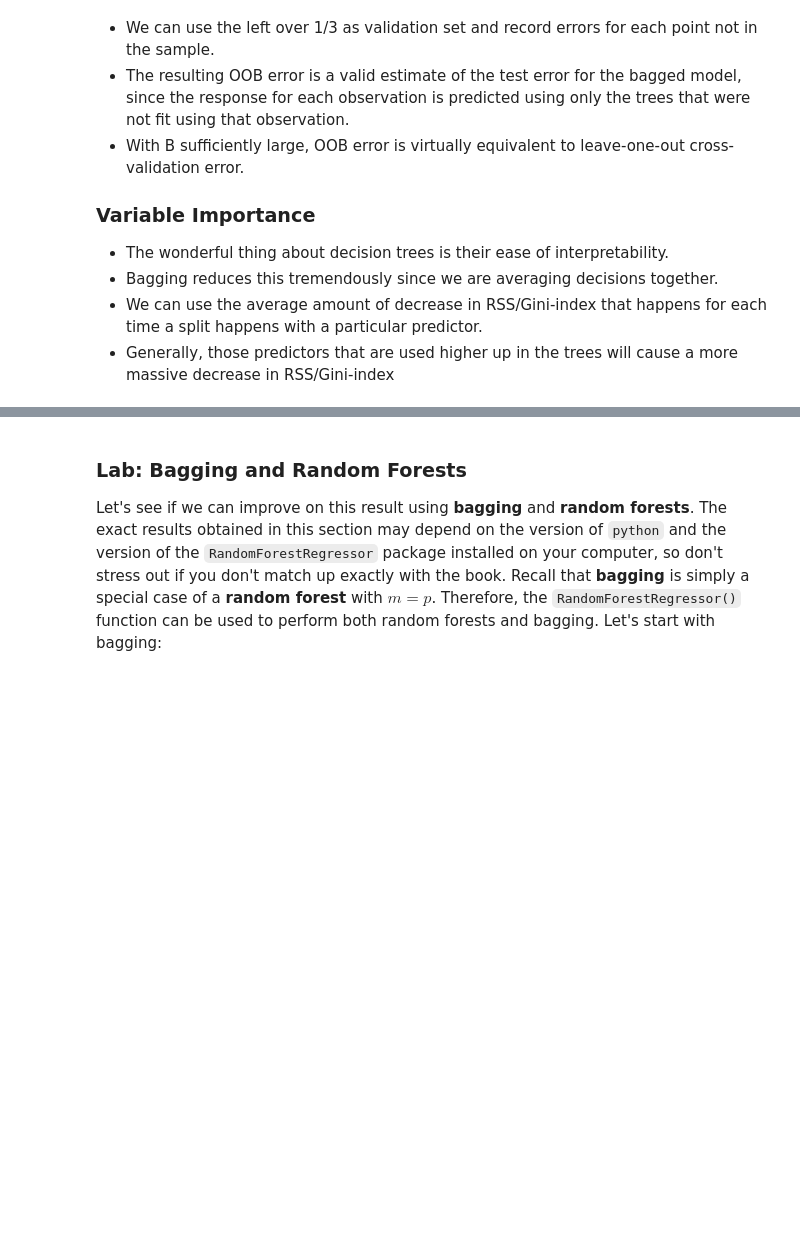
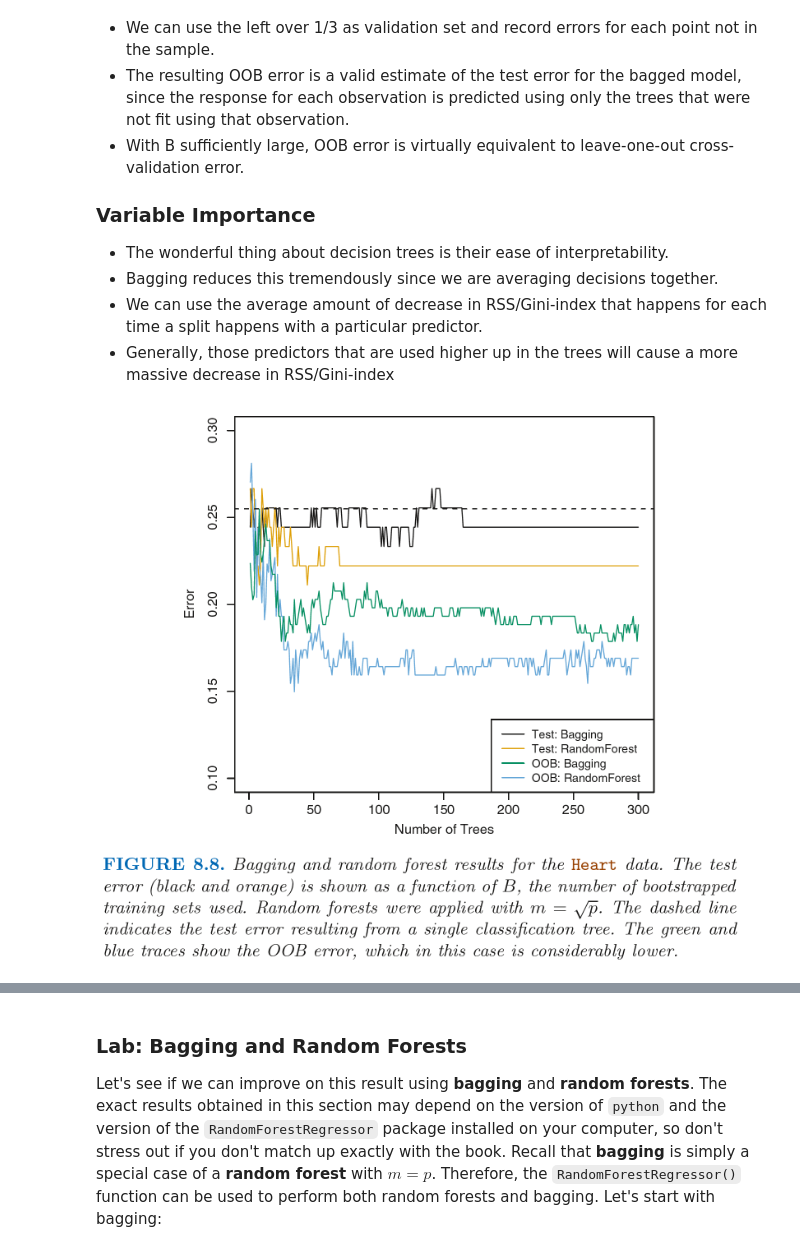
Before and after one commit to ayuhafizah/Master-Data-Science, a Jupyter notebook: Semester_2/Machine_Learning/Lecture notes/Week 8.ipynb, the cells around one changed output, grey strips where cells are left out. Cells and saved outputs as stored; diff of their text form; code cells hidden in the pictures; blank space fills up the shorter version.

```diff
--- a/Semester_2/Machine_Learning/Lecture notes/Week 8.ipynb
+++ b/Semester_2/Machine_Learning/Lecture notes/Week 8.ipynb
@@ -380,5 +351,7 @@ $$\hat{f}_{\textrm{bag}}(x) = \frac{1}{B}\sum_{b=1}^B{\hat{f}^{*b}(x)}$$
 + We can use the average amount of decrease in RSS/Gini-index that happens for each time a split happens with a particular predictor.
 + Generally, those predictors that are used higher up in the trees will cause a more massive decrease in RSS/Gini-index
 # %%
-Image('images/pw88.png', width =700)
+Image('images2/pw88.png', width =700)
+# %% [output]
+[figure, added]
 # %%
```
Also changed, not shown: parts of 41 cells of this notebook, 3 other files.
